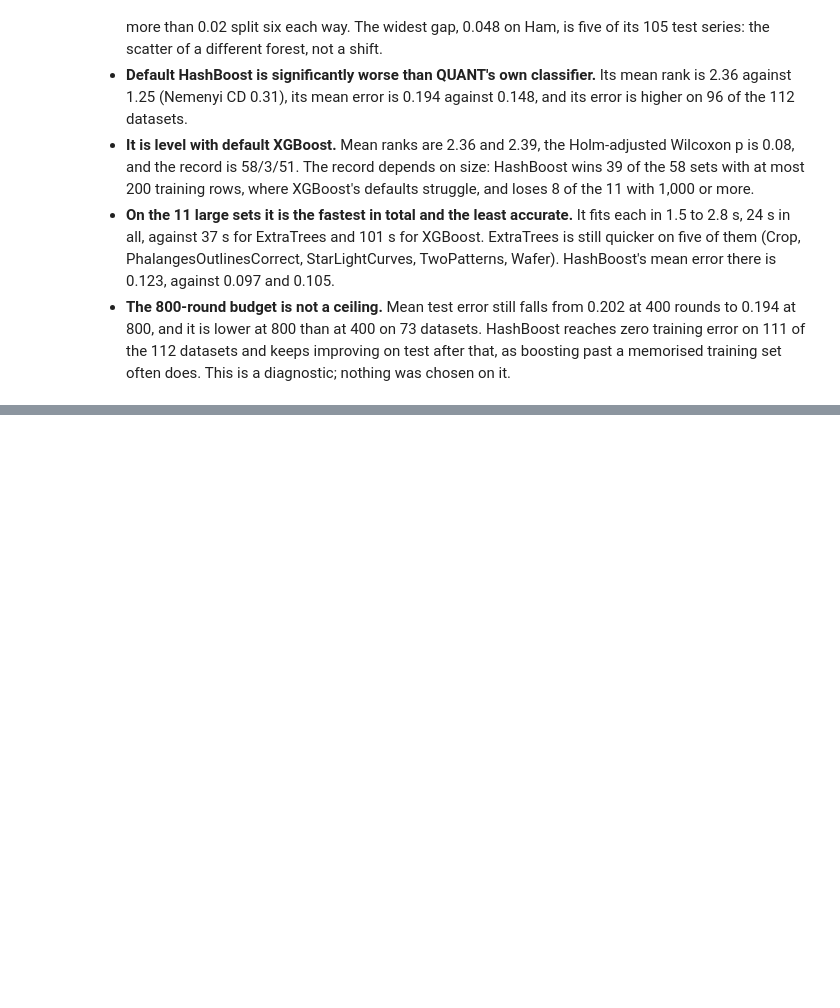
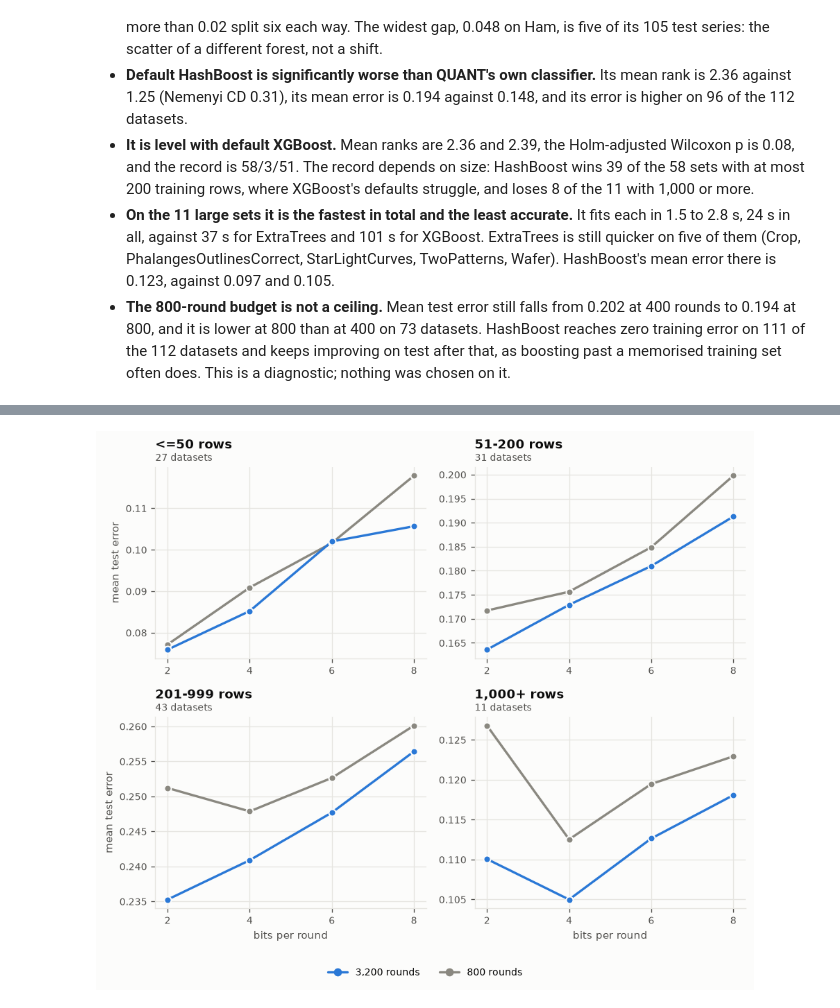
Before and after one commit to minip8/FIT2082, a Jupyter notebook: notebooks/ucr.ipynb, the cells around one changed output, grey strips where cells are left out. Drawn from its saved outputs; the diff is of its cells as text; code cells hidden in the pictures; blank space fills up the shorter version.

```diff
--- a/notebooks/ucr.ipynb
+++ b/notebooks/ucr.ipynb
@@ -764,0 +913,13 @@ These are one run per dataset, at commit `84ac59c`.
+# %%
+grid_bands = pd.cut(
+    meta.n_tr, [0, 50, 200, 999, np.inf], labels=["<=50", "51-200", "201-999", "1,000+"]
+)
+by_band = grid.assign(band=grid.dataset.map(grid_bands)).pivot_table(
+    index=["band", "rounds"],
+    columns="bits",
+    values="error",
+    aggfunc="mean",
+    observed=True,
+)
+
+by_band.round(4)
@@ -764,0 +937,35 @@ These are one run per dataset, at commit `84ac59c`.
+# %%
+ROUND_COLOURS = {800: MUTED, 3200: BLUE}
+
+fig, axes = plt.subplots(2, 2, figsize=(8.0, 6.6))
+
+for i, (ax, band) in enumerate(zip(axes.flat, grid_bands.cat.categories)):
+    count = (grid_bands == band).sum()
+
+    for rounds in ROUNDS:
+        values = by_band.loc[(band, rounds)]
+        ax.plot(values.index, values.to_numpy(), color=ROUND_COLOURS[rounds], zorder=3)
+        dot(ax, values.index, values.to_numpy(), ROUND_COLOURS[rounds], size=6)
+
+    ax.set_xticks(BITS)
+    finish(
+        ax,
+        title=f"{band} rows",
+        note=f"{count} datasets",
+        xlabel="bits per round" if i >= 2 else None,
+        ylabel="mean test error" if i % 2 == 0 else None,
+    )
+
+fig.legend(
+    handles=[
+        Line2D([], [], color=BLUE, marker="o", label="3,200 rounds"),
+        Line2D([], [], color=MUTED, marker="o", label="800 rounds"),
+    ],
+    loc="lower center",
+    ncol=2,
+    bbox_to_anchor=(0.5, -0.02),
+)
+fig.tight_layout(rect=(0, 0.04, 1, 1))
+save(fig, "ucr_bits_rounds")
+# %% [output]
+[figure, added]
```
Also changed, not shown: parts of 14 cells of this notebook.
